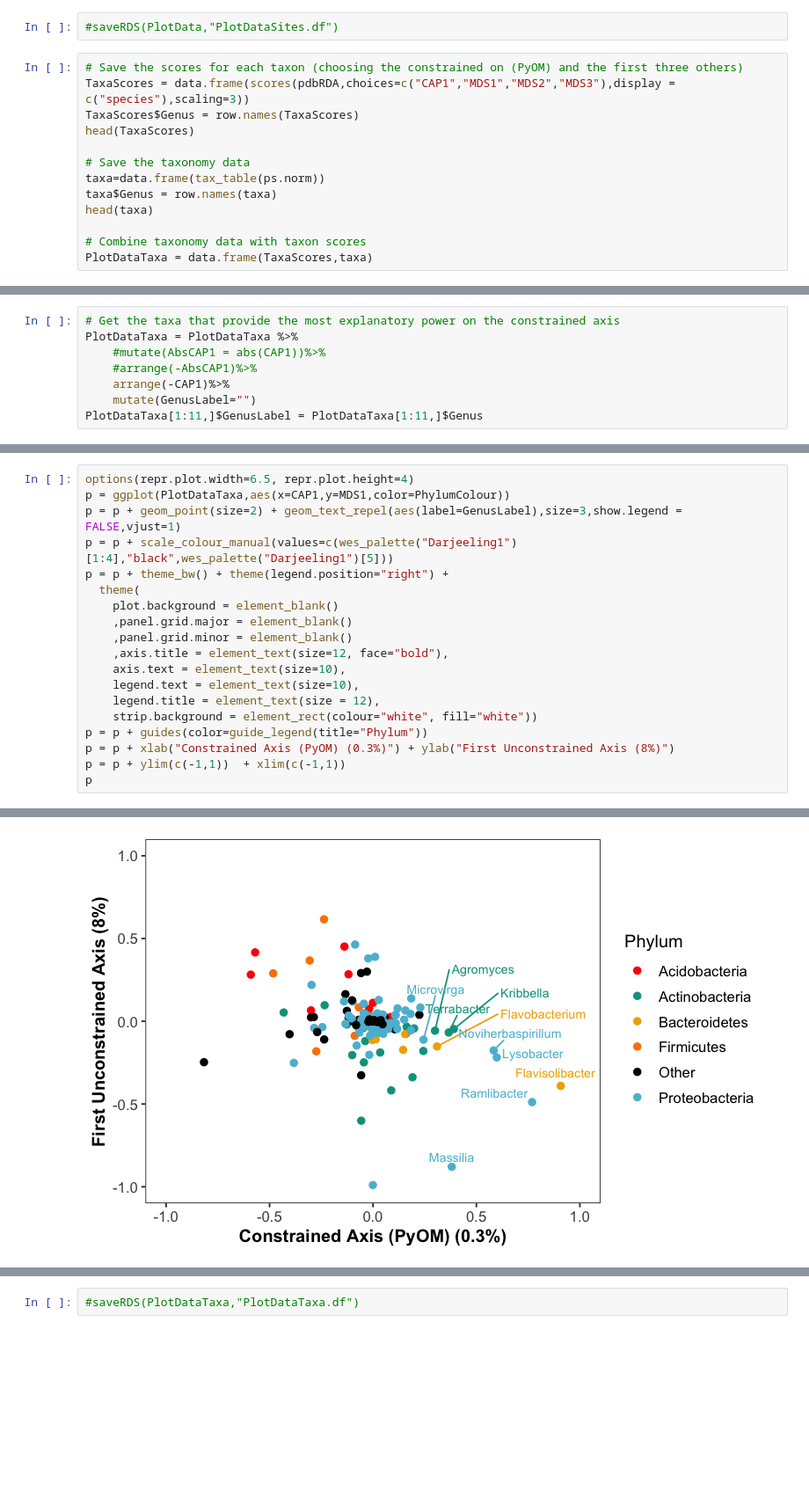
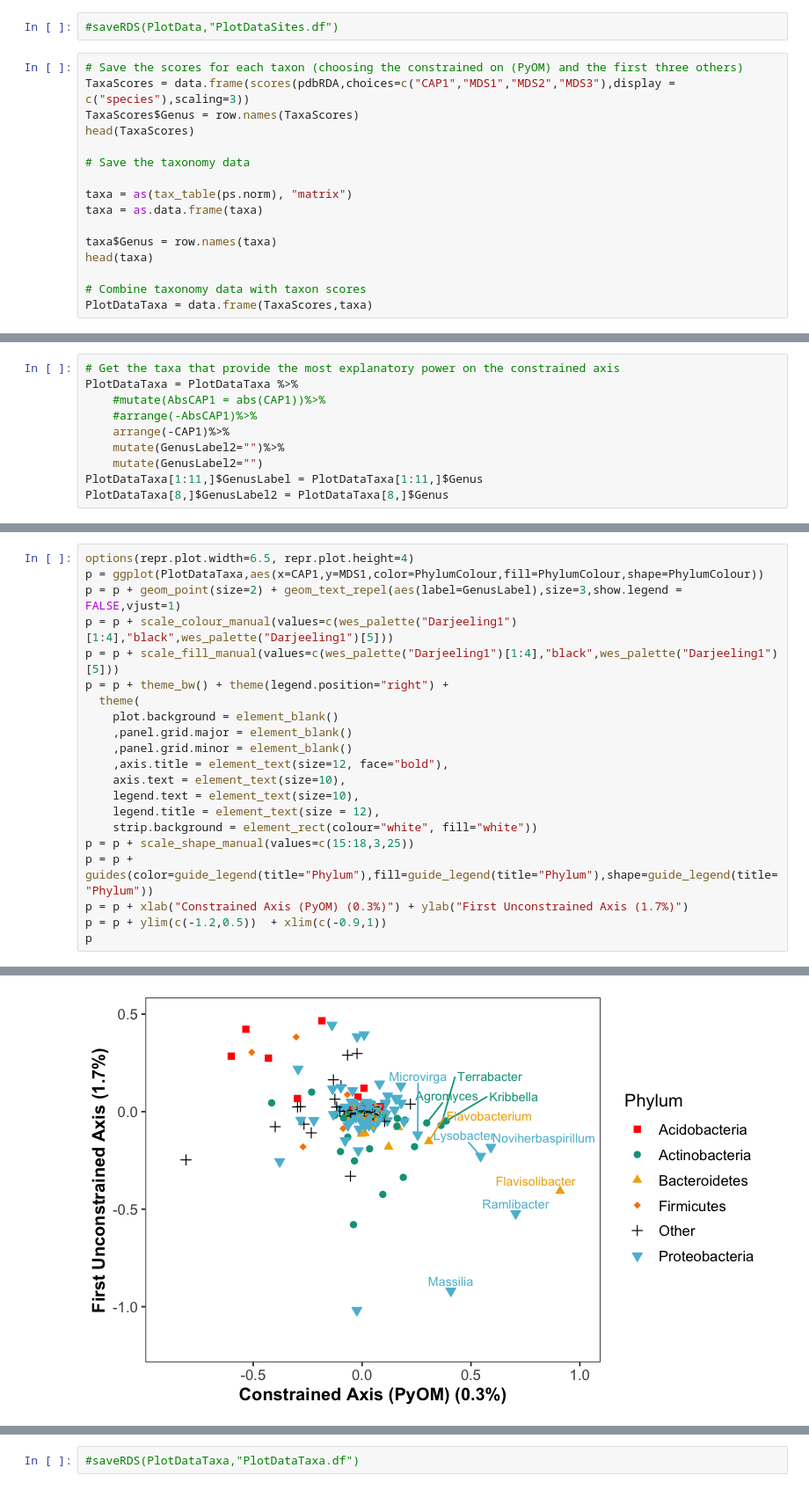
Before and after one commit to WhitmanLab/Meta-analysis, a Jupyter notebook: Ordination_Plots_16S_MetaA_pub.ipynb, the cells around one changed output, grey strips where cells are left out. Shown: that part at 88% size. Saved outputs shown, nothing was run; the diff lists cells and outputs as text; blank space fills up the shorter version.

```diff
--- a/Ordination_Plots_16S_MetaA_pub.ipynb
+++ b/Ordination_Plots_16S_MetaA_pub.ipynb
@@ -271,7 +305,10 @@ TaxaScores$Genus = row.names(TaxaScores)
 head(TaxaScores)
 
 # Save the taxonomy data
-taxa=data.frame(tax_table(ps.norm))
+
+taxa = as(tax_table(ps.norm), "matrix")
+taxa = as.data.frame(taxa)
+
 taxa$Genus = row.names(taxa)
 head(taxa)
 
@@ -298,8 +339,10 @@ PlotDataTaxa = PlotDataTaxa %>%
     #mutate(AbsCAP1 = abs(CAP1))%>%
     #arrange(-AbsCAP1)%>%
     arrange(-CAP1)%>%
-    mutate(GenusLabel="")
+    mutate(GenusLabel2="")%>%
+    mutate(GenusLabel2="")
 PlotDataTaxa[1:11,]$GenusLabel = PlotDataTaxa[1:11,]$Genus
+PlotDataTaxa[8,]$GenusLabel2 = PlotDataTaxa[8,]$Genus
 # %%
 # Get most abundant phyla (of interest), excluding Cyanobacteria (just for plot colours)
 Phyla = PlotDataTaxa %>%
@@ -323,9 +368,10 @@ PlotDataTaxa = merge(PlotDataTaxa,Phyla,by="Phylum")
 | Acidobacteria | 25 | Acidobacteria |
 # %%
 options(repr.plot.width=6.5, repr.plot.height=4)
-p = ggplot(PlotDataTaxa,aes(x=CAP1,y=MDS1,color=PhylumColour))
+p = ggplot(PlotDataTaxa,aes(x=CAP1,y=MDS1,color=PhylumColour,fill=PhylumColour,shape=PhylumColour))
 p = p + geom_point(size=2) + geom_text_repel(aes(label=GenusLabel),size=3,show.legend = FALSE,vjust=1)
 p = p + scale_colour_manual(values=c(wes_palette("Darjeeling1")[1:4],"black",wes_palette("Darjeeling1")[5]))
+p = p + scale_fill_manual(values=c(wes_palette("Darjeeling1")[1:4],"black",wes_palette("Darjeeling1")[5]))
 p = p + theme_bw() + theme(legend.position="right") +
   theme(
     plot.background = element_blank()
@@ -336,9 +382,10 @@ p = p + theme_bw() + theme(legend.position="right") +
     legend.text = element_text(size=10),
     legend.title = element_text(size = 12),
     strip.background = element_rect(colour="white", fill="white"))
-p = p + guides(color=guide_legend(title="Phylum"))
-p = p + xlab("Constrained Axis (PyOM) (0.3%)") + ylab("First Unconstrained Axis (8%)")
-p = p + ylim(c(-1,1))  + xlim(c(-1,1))
+p = p + scale_shape_manual(values=c(15:18,3,25))
+p = p + guides(color=guide_legend(title="Phylum"),fill=guide_legend(title="Phylum"),shape=guide_legend(title="Phylum"))
+p = p + xlab("Constrained Axis (PyOM) (0.3%)") + ylab("First Unconstrained Axis (1.7%)")
+p = p + ylim(c(-1.2,0.5))  + xlim(c(-0.9,1))
 p
 # %% [output]
 Warning message:
@@ -347 +394 @@ Warning message:
-[figure, old version]
+[figure, new version]
```
Also changed, not shown: parts of 15 cells of this notebook.
